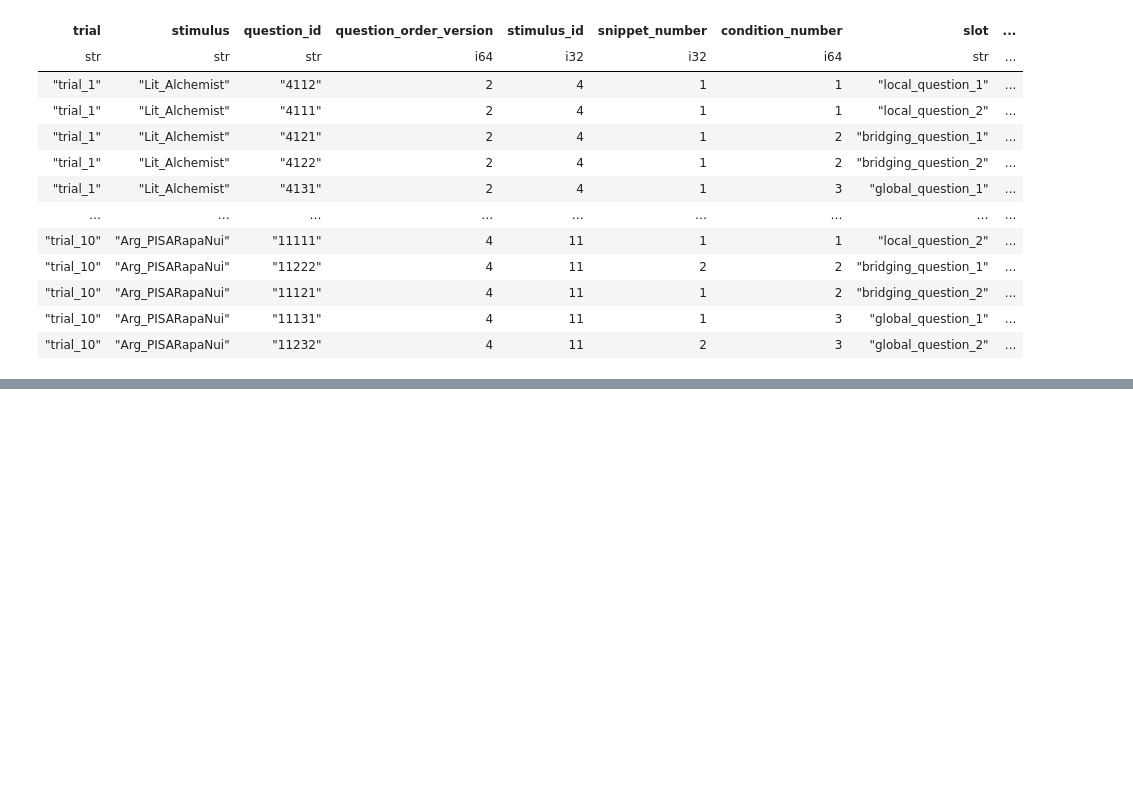
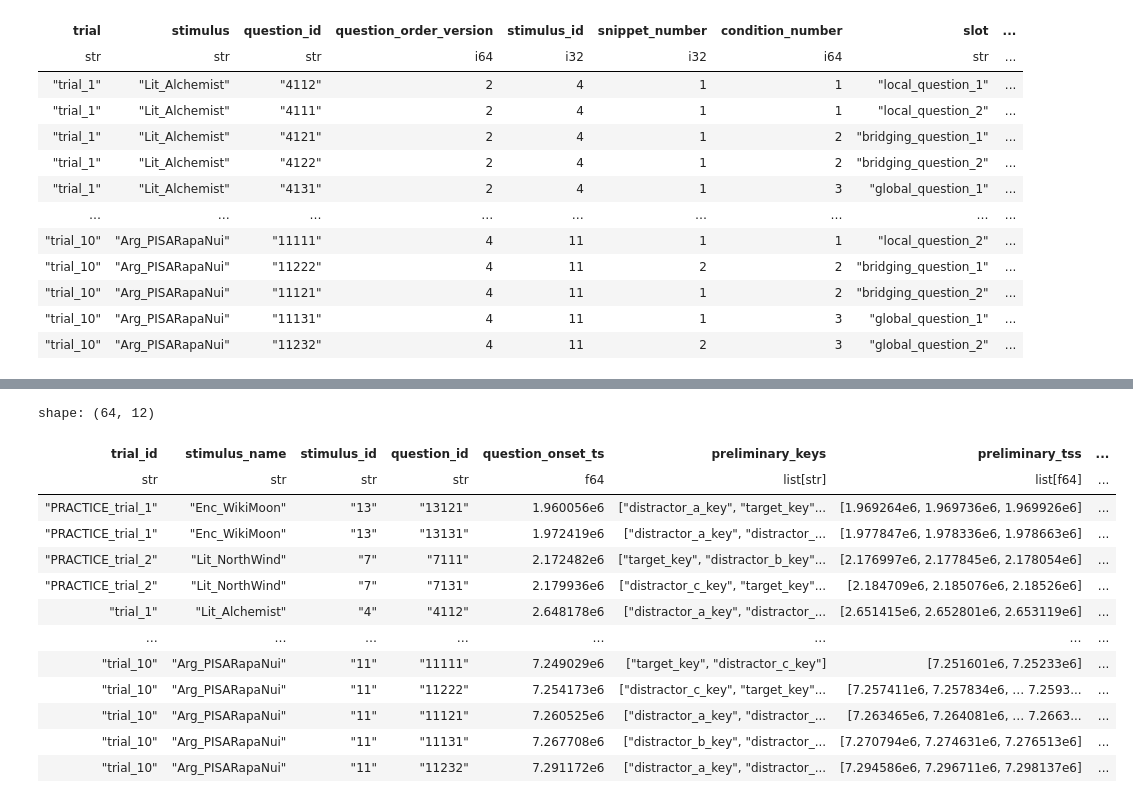
Before and after one commit to theDebbister/multipleye-preprocessing, a Jupyter notebook: development.ipynb, the cells around one changed output, grey strips where cells are left out. Cells and saved outputs as stored; diff of their text form; code cells hidden in the pictures; blank space fills up the shorter version.

```diff
--- a/development.ipynb
+++ b/development.ipynb
@@ -261,0 +238,28 @@ preprocess_all_sessions()
+# %%
+gaze = preprocessing.load_trial_level_raw_data(
+                sess.sid,
+                trial_columns=settings.TRIAL_COLS,
+                load_metadata=True,
+            )
+# %%
+parsed_answers = preprocessing.parse_answers_from_messages(
+                            gaze.messages
+                        )
+source = "asc"
+# %%
+parsed_answers
+# %% [output]
+shape: (64, 12)
+| trial_id | stimulus_name | stimulus_id | question_id | question_onset_ts | preliminary_keys | preliminary_tss | ... |
+| str | str | str | str | f64 | list[str] | list[f64] | ... |
+| "PRACTICE_trial_1" | "Enc_WikiMoon" | "13" | "13121" | 1.960056e6 | ["distractor_a_key", "target_key"... | [1.969264e6, 1.969736e6, 1.969926e6] | ... |
+| "PRACTICE_trial_1" | "Enc_WikiMoon" | "13" | "13131" | 1.972419e6 | ["distractor_a_key", "distractor_... | [1.977847e6, 1.978336e6, 1.978663e6] | ... |
+| "PRACTICE_trial_2" | "Lit_NorthWind" | "7" | "7111" | 2.172482e6 | ["target_key", "distractor_b_key"... | [2.176997e6, 2.177845e6, 2.178054e6] | ... |
+| "PRACTICE_trial_2" | "Lit_NorthWind" | "7" | "7131" | 2.179936e6 | ["distractor_c_key", "target_key"... | [2.184709e6, 2.185076e6, 2.18526e6] | ... |
+| "trial_1" | "Lit_Alchemist" | "4" | "4112" | 2.648178e6 | ["distractor_a_key", "distractor_... | [2.651415e6, 2.652801e6, 2.653119e6] | ... |
+| … | … | … | … | … | … | … | ... |
+| "trial_10" | "Arg_PISARapaNui" | "11" | "11111" | 7.249029e6 | ["target_key", "distractor_c_key"] | [7.251601e6, 7.25233e6] | ... |
+| "trial_10" | "Arg_PISARapaNui" | "11" | "11222" | 7.254173e6 | ["distractor_c_key", "target_key"... | [7.257411e6, 7.257834e6, … 7.2593... | ... |
+| "trial_10" | "Arg_PISARapaNui" | "11" | "11121" | 7.260525e6 | ["distractor_a_key", "distractor_... | [7.263465e6, 7.264081e6, … 7.2663... | ... |
+| "trial_10" | "Arg_PISARapaNui" | "11" | "11131" | 7.267708e6 | ["distractor_b_key", "distractor_... | [7.270794e6, 7.274631e6, 7.276513e6] | ... |
+| "trial_10" | "Arg_PISARapaNui" | "11" | "11232" | 7.291172e6 | ["distractor_a_key", "distractor_... | [7.294586e6, 7.296711e6, 7.298137e6] | ... |
```
Also changed, not shown: parts of 4 cells of this notebook.
